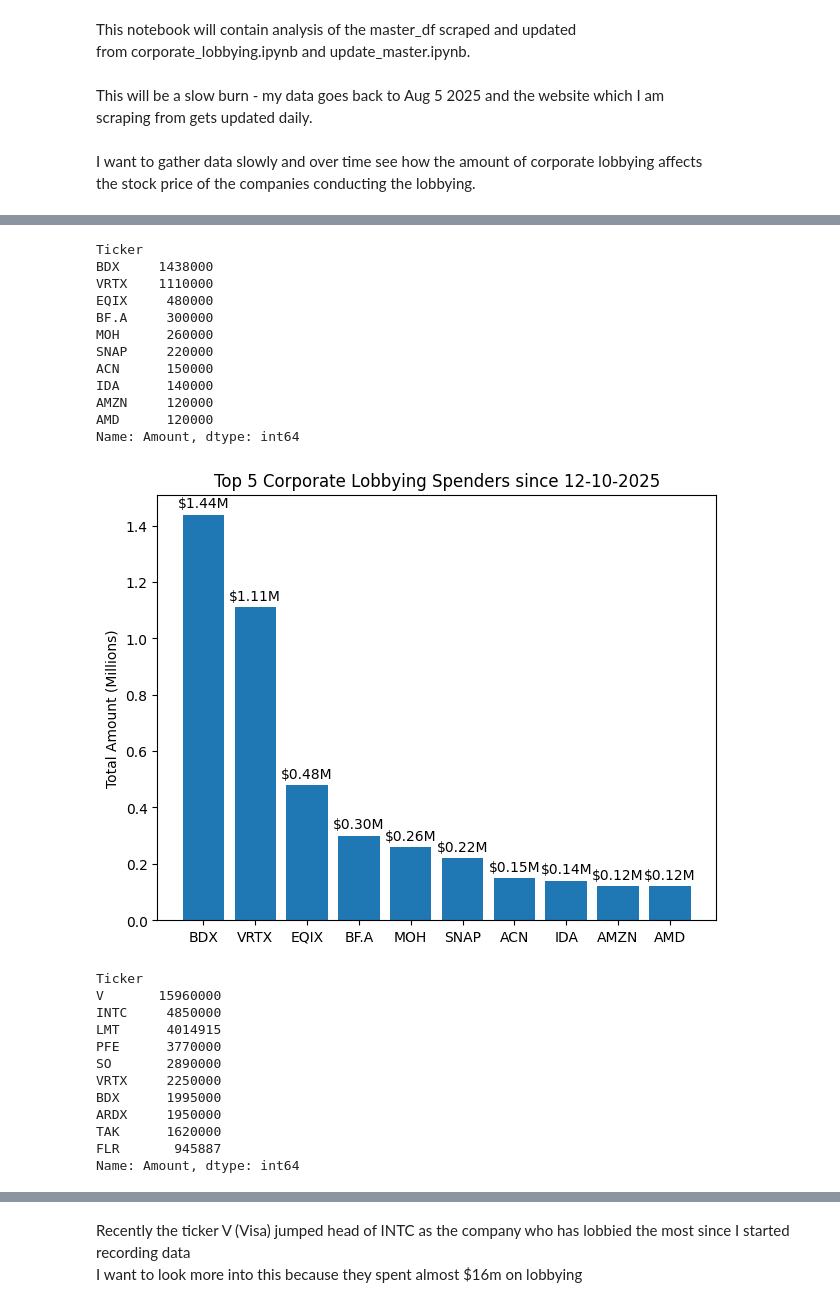
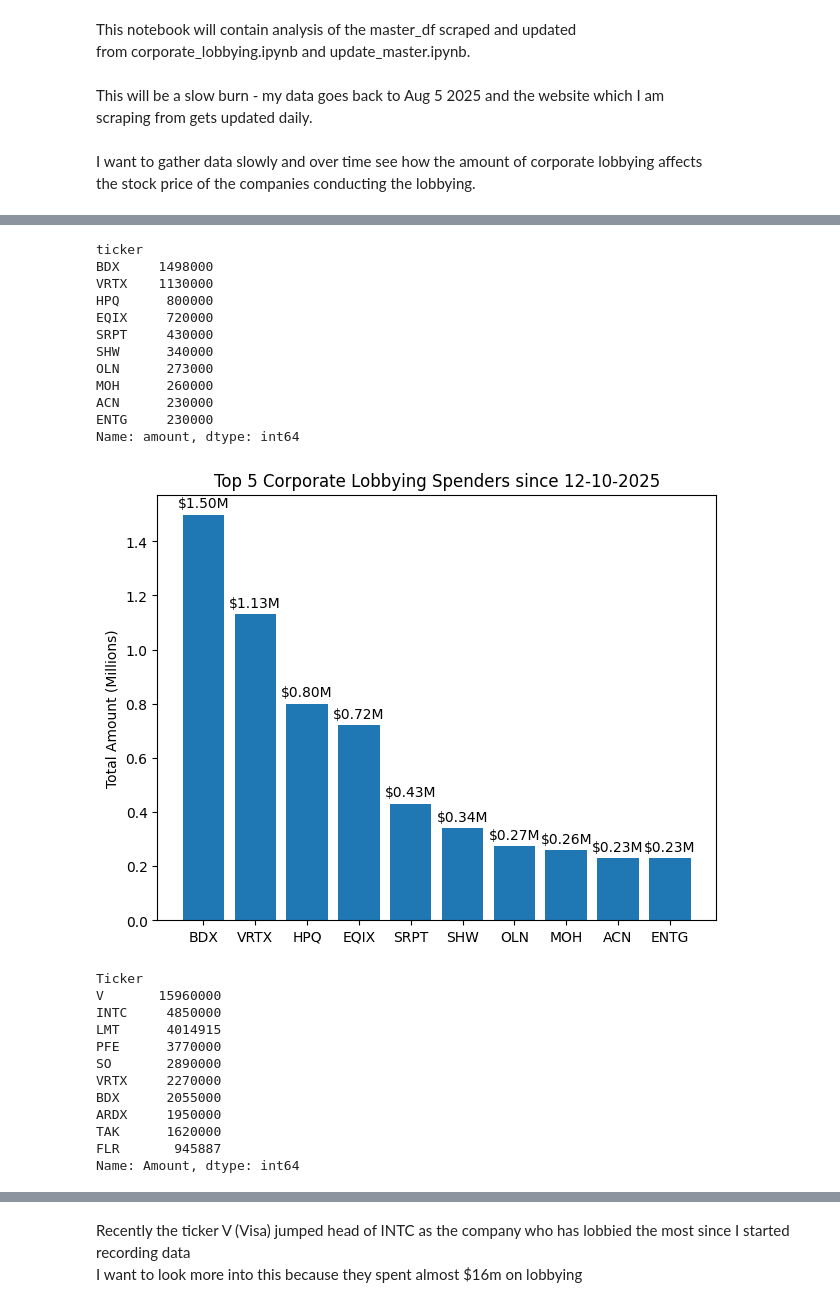
Before and after one commit to fonanroley/projects, a Jupyter notebook: corp_lobb_analysis.ipynb, the cells around one changed output, grey strips where cells are left out. Cells and saved outputs as stored; diff of their text form; code cells hidden in the pictures.

Commit message:
Made plot

```diff
--- a/corp_lobb_analysis.ipynb
+++ b/corp_lobb_analysis.ipynb
@@ -22,5 +25,9 @@ import matplotlib.pyplot as plt
 
 df = pd.read_csv(r'C:\Users\ronan\Projects\master_df.csv', parse_dates=['Date'], dayfirst=True)
 # %%
-df.shape
+#make column names standard format
+df.columns = df.columns.str.lower().str.replace(' ', '_')
+
+#Convert 'date' column to datetime objects
+df['date'] = pd.to_datetime(df['date'])
 # %%
@@ -57,36 +64,36 @@ Name: Amount, dtype: int64
 # %%
-df_daily = df[df['Date'] >= '2025-10-12']
+df_daily = df[df['date'] >= '2025-10-14']
 
-totals_daily = df_daily.groupby('Ticker')['Amount'].sum().sort_values(ascending=False).head(10) #group by amount per ticker
+totals_daily = df_daily.groupby('ticker')['amount'].sum().sort_values(ascending=False).head(10) #group by amount per ticker
 print(totals_daily)
 
 # bar plot
 fig, ax = plt.subplots()
 bars = ax.bar(totals_daily.index, totals_daily.values / 1_000_000)
 ax.set_ylabel(f"Total Amount (Millions)")
 
 ax.bar_label(bars,
              labels=[f"${v/1_000_000:.2f}M" for v in totals_daily.values],
              padding=3)
 plt.tight_layout()
 plt.title(f'Top 5 Corporate Lobbying Spenders since 12-10-2025')
 plt.show()
 # %% [output]
-Ticker
-BDX     1438000
-VRTX    1110000
-EQIX     480000
-BF.A     300000
+ticker
+BDX     1498000
+VRTX    1130000
+HPQ      800000
+EQIX     720000
+SRPT     430000
+SHW      340000
+OLN      273000
 MOH      260000
-SNAP     220000
-ACN      150000
-IDA      140000
-AMZN     120000
-AMD      120000
-Name: Amount, dtype: int64
+ACN      230000
+ENTG     230000
+Name: amount, dtype: int64
-[figure, old version]
+[figure, new version]
 # %%
-df.groupby('Ticker')['Amount'].sum().sort_values(ascending=False).head(10)
+df.groupby('ticker')['amount'].sum().sort_values(ascending=False).head(10)
 # %% [output]
 Ticker
 V       15960000
@@ -94,8 +101,8 @@ INTC     4850000
 LMT      4014915
 PFE      3770000
 SO       2890000
-VRTX     2250000
-BDX      1995000
+VRTX     2270000
+BDX      2055000
 ARDX     1950000
 TAK      1620000
 FLR       945887
```
Also changed, not shown: parts of 12 cells of this notebook.
